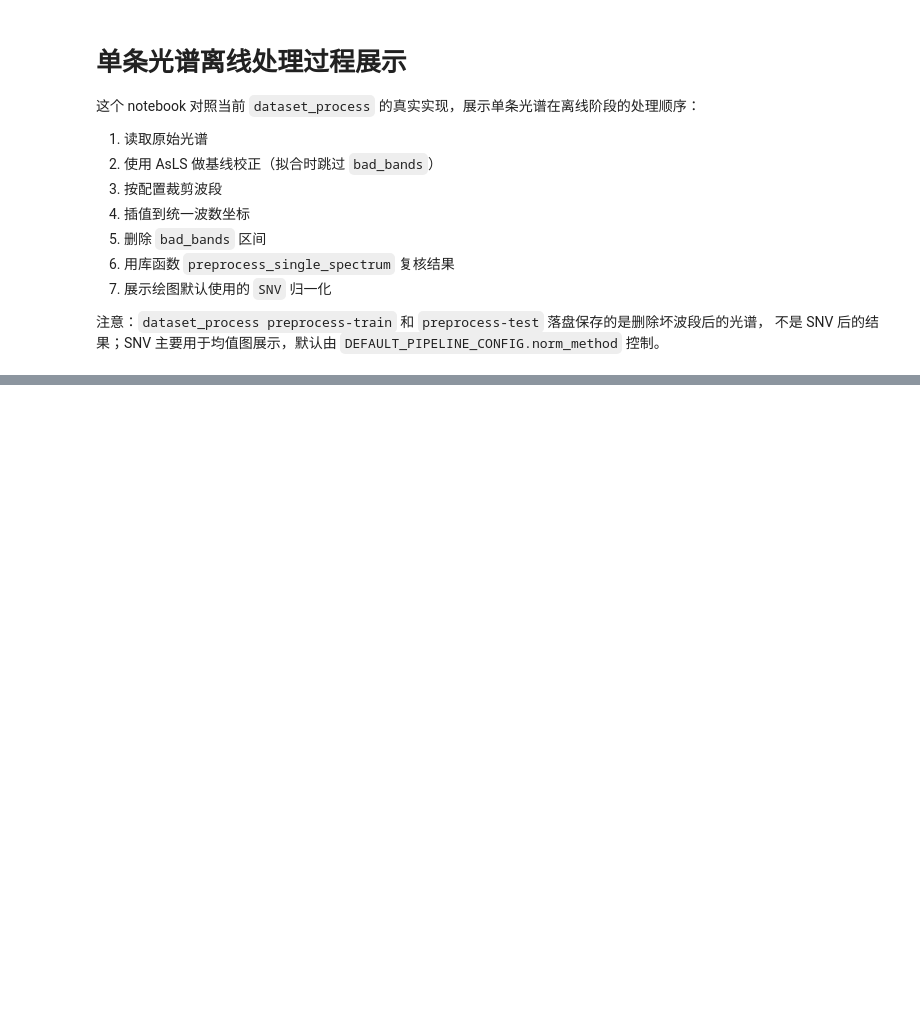
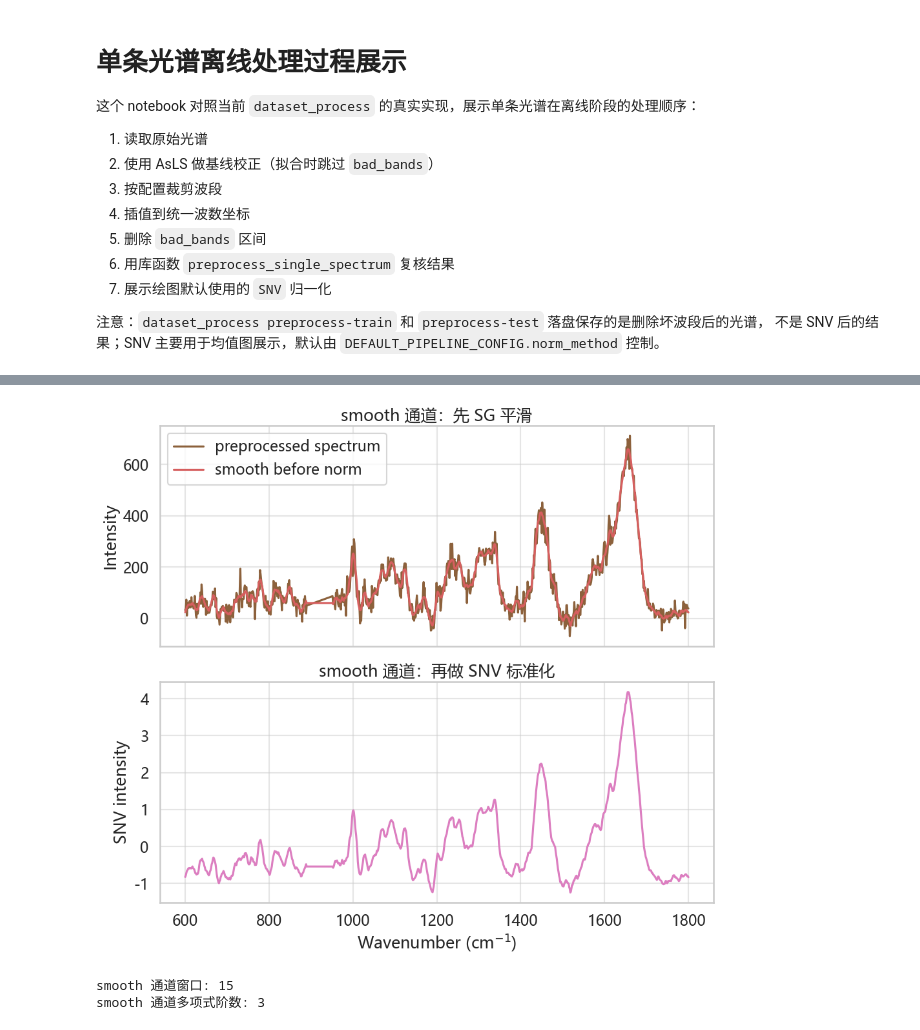
Before and after one commit to YaoHui-Wu06022/Bacterial-Raman-Spectroscopy-Classification, a Jupyter notebook: notebooks/single_process_AsLS_cut_SNV.ipynb, the cells around one changed output, grey strips where cells are left out. Saved outputs shown, nothing was run; the diff lists cells and outputs as text; code cells hidden in the pictures; blank space fills up the shorter version.

```diff
--- a/notebooks/single_process_AsLS_cut_SNV.ipynb
+++ b/notebooks/single_process_AsLS_cut_SNV.ipynb
@@ -234 +261,33 @@ plt.show()
+# %%
+# 7. smooth 通道展示：与 raman 中的 smooth 通道构建保持一致
+# 当前 notebook 不做 raw 增强，因此这里等价于：预处理后主谱 -> SG smooth -> 当前标准化。
+sg_smooth, _ = build_sg_kernels(train_cfg, torch.device("cpu"))
+sp_pkg_tensor = torch.as_tensor(sp_pkg, dtype=torch.float32).view(1, 1, -1)
+sp_smooth_pre_norm = F.conv1d(
+    sp_pkg_tensor,
+    sg_smooth,
+    padding=train_cfg.win_smooth // 2,
+)[0, 0].cpu().numpy()
+sp_smooth = normalize_spectrum(sp_smooth_pre_norm, train_cfg.norm_method)
+
+fig, axes = plt.subplots(2, 1, figsize=(10, 9), sharex=True)
+axes[0].plot(wn_pkg, sp_pkg, color=sns.color_palette("muted")[5], label="preprocessed spectrum")
+axes[0].plot(wn_pkg, sp_smooth_pre_norm, color=sns.color_palette("muted")[3], label="smooth before norm")
+axes[0].set_title("smooth 通道：先 SG 平滑")
+axes[0].set_ylabel("Intensity")
+axes[0].legend()
+
+axes[1].plot(wn_pkg, sp_smooth, color=sns.color_palette("muted")[6])
+axes[1].set_title(f"smooth 通道：再做 {train_cfg.norm_method.upper()} 标准化")
+axes[1].set_xlabel("Wavenumber (cm$^{-1}$)")
+axes[1].set_ylabel(f"{train_cfg.norm_method.upper()} intensity")
+plt.tight_layout()
+plt.show()
+
+print(f"smooth 通道窗口: {train_cfg.win_smooth}")
+print("smooth 通道多项式阶数: 3")
+# %% [output]
+[figure, added]
+smooth 通道窗口: 15
+smooth 通道多项式阶数: 3
 # %%
```
Also changed, not shown: parts of 8 cells of this notebook, 11 other files.
